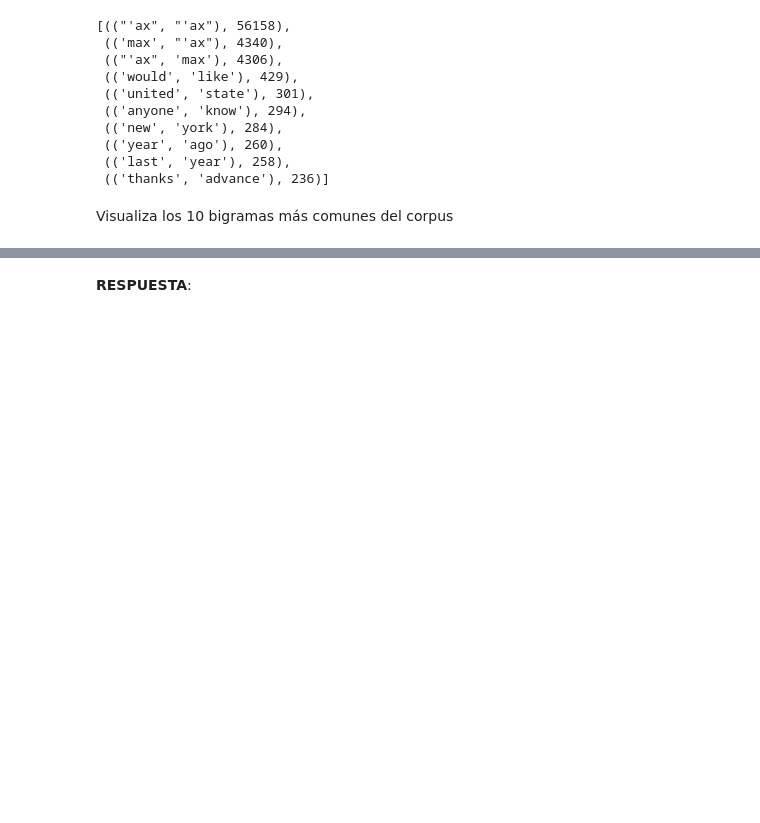
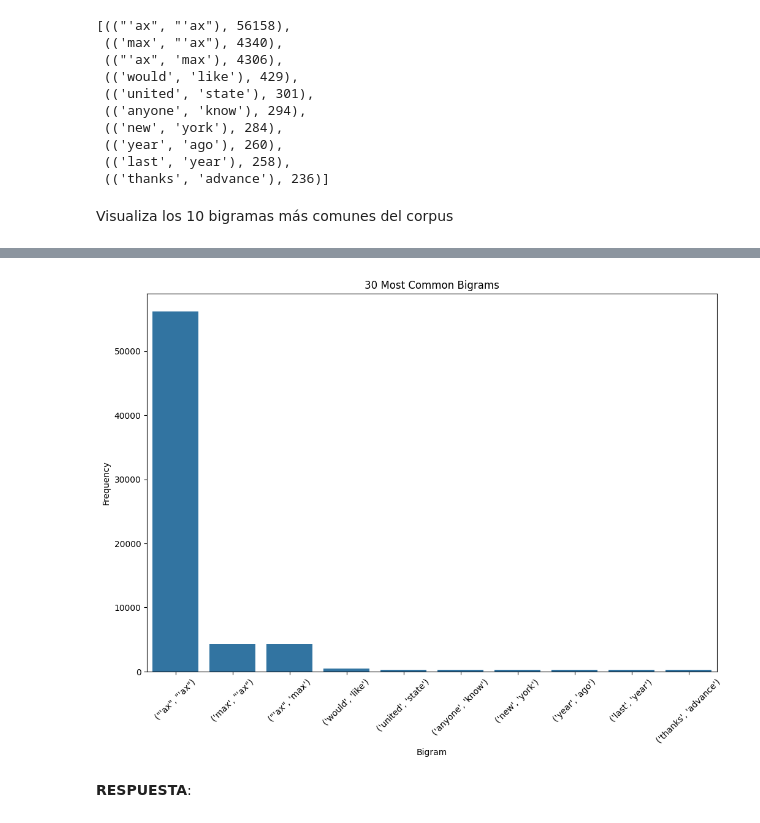
Before and after one commit to Larraguibel/NLP-projects, a Jupyter notebook: Tarea-1/Diego_T1.ipynb, the cells around one changed output, grey strips where cells are left out. Saved outputs shown, nothing was run; the diff lists cells and outputs as text; code cells hidden in the pictures; blank space fills up the shorter version.

```diff
--- a/Tarea-1/Diego_T1.ipynb
+++ b/Tarea-1/Diego_T1.ipynb
@@ -142,3 +159,14 @@ Visualiza los 10 bigramas más comunes del corpus
+# %%
+# Makes a histogram of the 30 most common bigrams
+bigram_df = pd.DataFrame(esBigramFreq.most_common(10), columns=['Bigram', 'Frequency'])
+bigram_df['Bigram'] = bigram_df['Bigram'].astype(str)
+plt.figure(figsize=(12,8))
+sns.barplot(x='Bigram', y='Frequency', data=bigram_df)
+plt.title('30 Most Common Bigrams')
+plt.xticks(rotation=45)
+plt.show()
+# %% [output]
+[figure, added]
 # %% [markdown]
 **RESPUESTA**:
 # %% [markdown]
```
Also changed, not shown: parts of 51 cells of this notebook.
